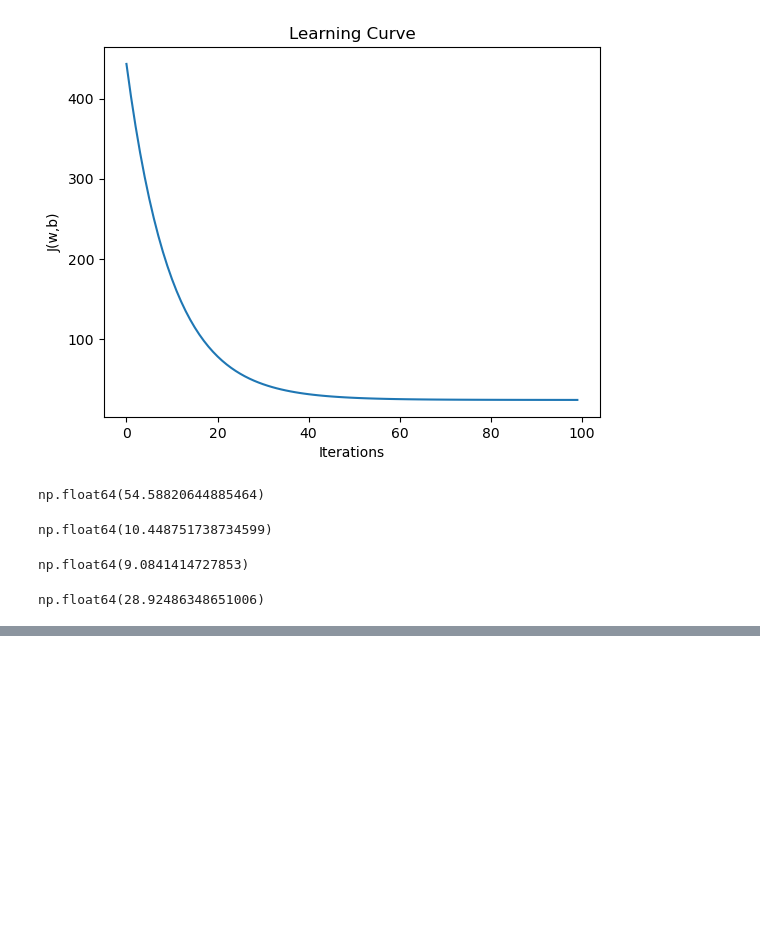
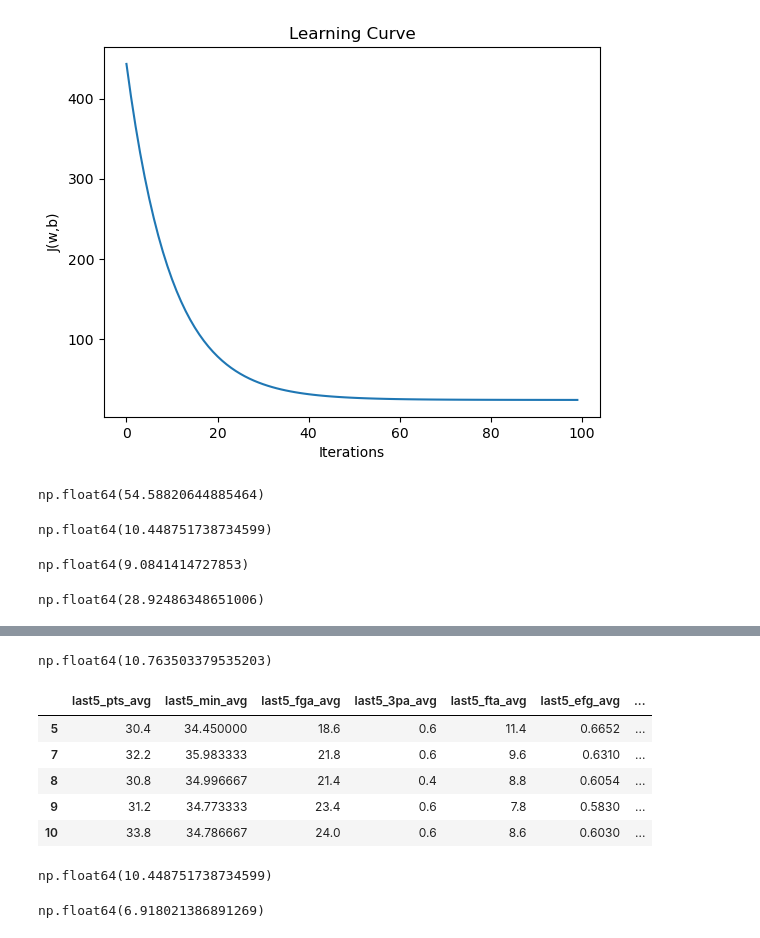
Before and after one commit to jelmani/nba-predictor, a Jupyter notebook: player-predictor.ipynb, the cells around one changed output, grey strips where cells are left out. Saved outputs shown, nothing was run; the diff lists cells and outputs as text; code cells hidden in the pictures; blank space fills up the shorter version.

```diff
--- a/player-predictor.ipynb
+++ b/player-predictor.ipynb
@@ -288,0 +317,23 @@ np.float64(28.92486348651006)
+# %%
+np.sqrt(compute_cost(get_scaled_matrix(feature_df_2024.to_numpy()), y_df_2024.to_numpy(), sk_w_norm, sk_b_norm) * 2)
+# %% [output]
+np.float64(10.763503379535203)
+# %%
+feature_df.head()
+# %% [output]
+|  | last5_pts_avg | last5_min_avg | last5_fga_avg | last5_3pa_avg | last5_fta_avg | last5_efg_avg | ... |
+| 5 | 30.4 | 34.450000 | 18.6 | 0.6 | 11.4 | 0.6652 | ... |
+| 7 | 32.2 | 35.983333 | 21.8 | 0.6 | 9.6 | 0.6310 | ... |
+| 8 | 30.8 | 34.996667 | 21.4 | 0.4 | 8.8 | 0.6054 | ... |
+| 9 | 31.2 | 34.773333 | 23.4 | 0.6 | 7.8 | 0.5830 | ... |
+| 10 | 33.8 | 34.786667 | 24.0 | 0.6 | 8.6 | 0.6030 | ... |
+# %%
+# New data
+np.sqrt(compute_cost(get_scaled_matrix(feature_df_2024.to_numpy()), y_df_2024.to_numpy(), w_scaled, b_scaled) * 2)
+# %% [output]
+np.float64(10.448751738734599)
+# %%
+# Cost on original training data is lower than cost on new data, overfitting has occured
+np.sqrt(compute_cost(get_scaled_matrix(feature_df.to_numpy()), y.to_numpy(), w_scaled, b_scaled) * 2)
+# %% [output]
+np.float64(6.918021386891269)
```
Also changed, not shown: parts of 14 cells of this notebook.
